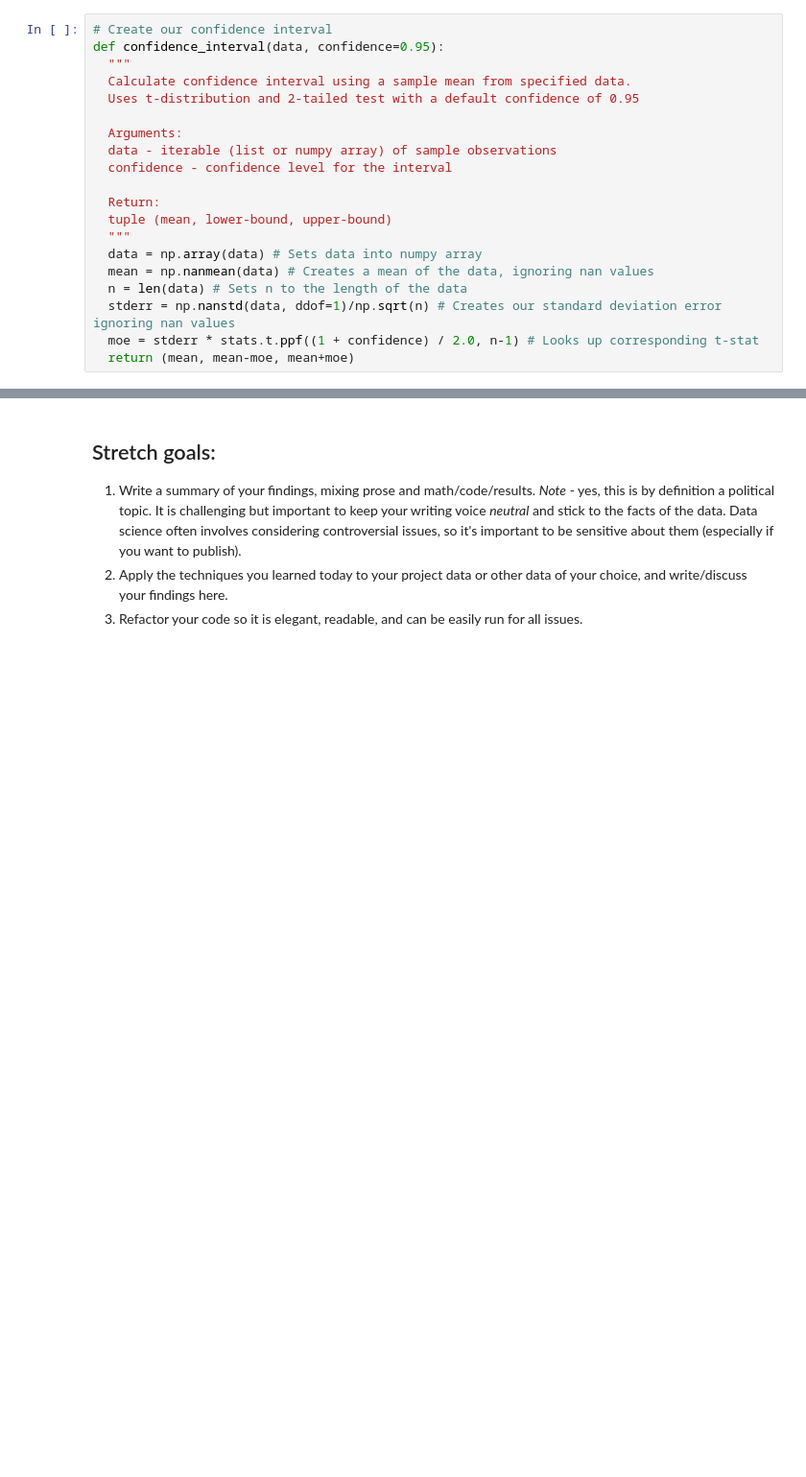
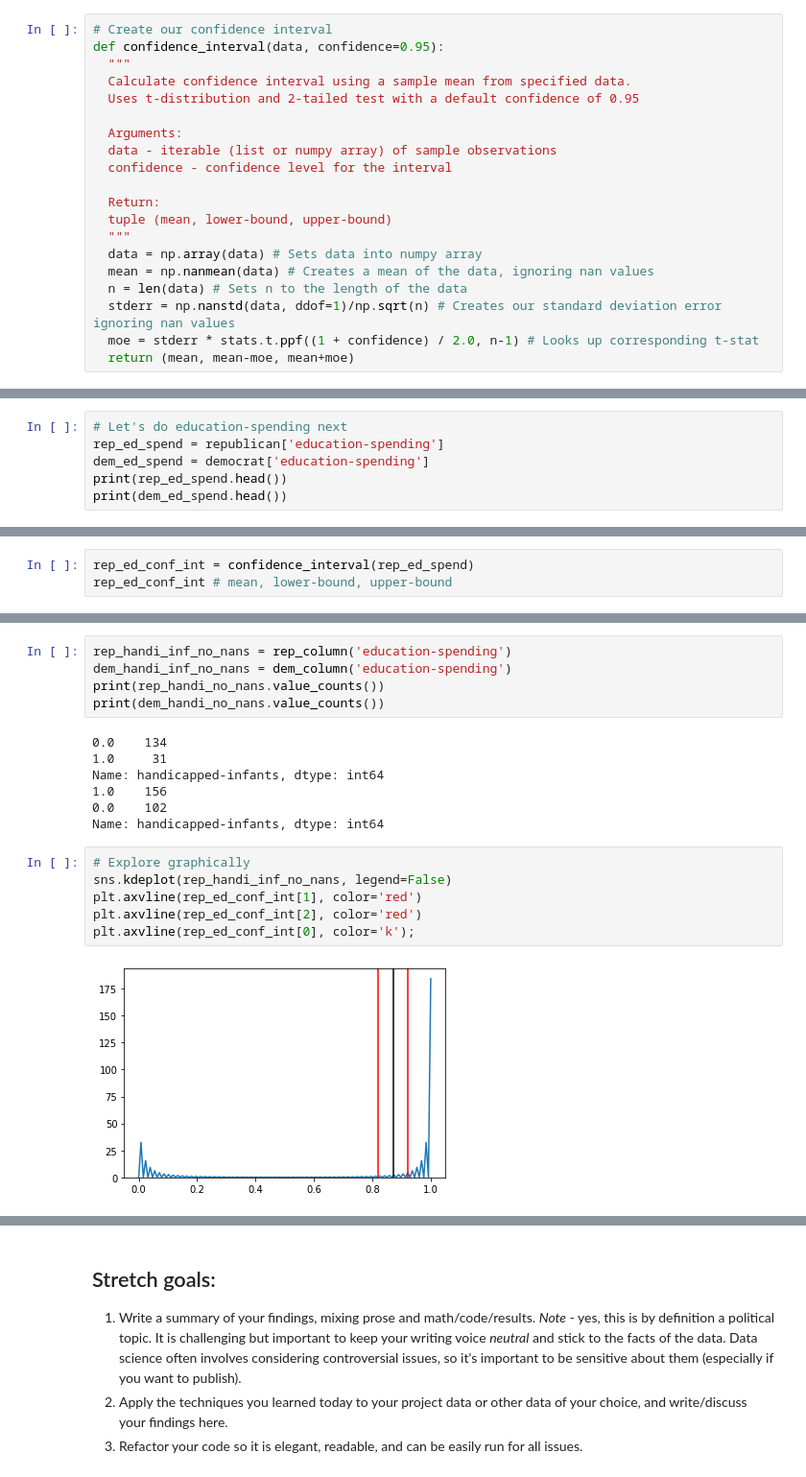
Before and after one commit to Daniel-Benson-Poe/DS-Unit-1-Sprint-2-Statistics, a Jupyter notebook: db_LS_DS_122_Sampling_Confidence_Intervals_and_Hypothesis_Testing_Assignment.ipynb, the cells around one changed output, grey strips where cells are left out. Shown at 96% size. Saved outputs shown, nothing was run; the diff lists cells and outputs as text; blank space fills up the shorter version.

```diff
--- a/db_LS_DS_122_Sampling_Confidence_Intervals_and_Hypothesis_Testing_Assignment.ipynb
+++ b/db_LS_DS_122_Sampling_Confidence_Intervals_and_Hypothesis_Testing_Assignment.ipynb
@@ -266,0 +192,6 @@ conf_int_graph(rep['adoption-of-the-budget-resolution'])
+# %%
+# Let's do education-spending next
+rep_ed_spend = republican['education-spending']
+dem_ed_spend = democrat['education-spending']
+print(rep_ed_spend.head())
+print(dem_ed_spend.head())
@@ -266,0 +211,3 @@ conf_int_graph(rep['adoption-of-the-budget-resolution'])
+# %%
+rep_ed_conf_int = confidence_interval(rep_ed_spend)
+rep_ed_conf_int # mean, lower-bound, upper-bound
@@ -266,0 +230,20 @@ conf_int_graph(rep['adoption-of-the-budget-resolution'])
+# %%
+rep_handi_inf_no_nans = rep_column('education-spending')
+dem_handi_inf_no_nans = dem_column('education-spending')
+print(rep_handi_no_nans.value_counts())
+print(dem_handi_no_nans.value_counts())
+# %% [output]
+0.0    134
+1.0     31
+Name: handicapped-infants, dtype: int64
+1.0    156
+0.0    102
+Name: handicapped-infants, dtype: int64
+# %%
+# Explore graphically
+sns.kdeplot(rep_handi_inf_no_nans, legend=False)
+plt.axvline(rep_ed_conf_int[1], color='red')
+plt.axvline(rep_ed_conf_int[2], color='red')
+plt.axvline(rep_ed_conf_int[0], color='k');
+# %% [output]
+[figure, added]
```
Also changed, not shown: parts of 100 cells of this notebook.
